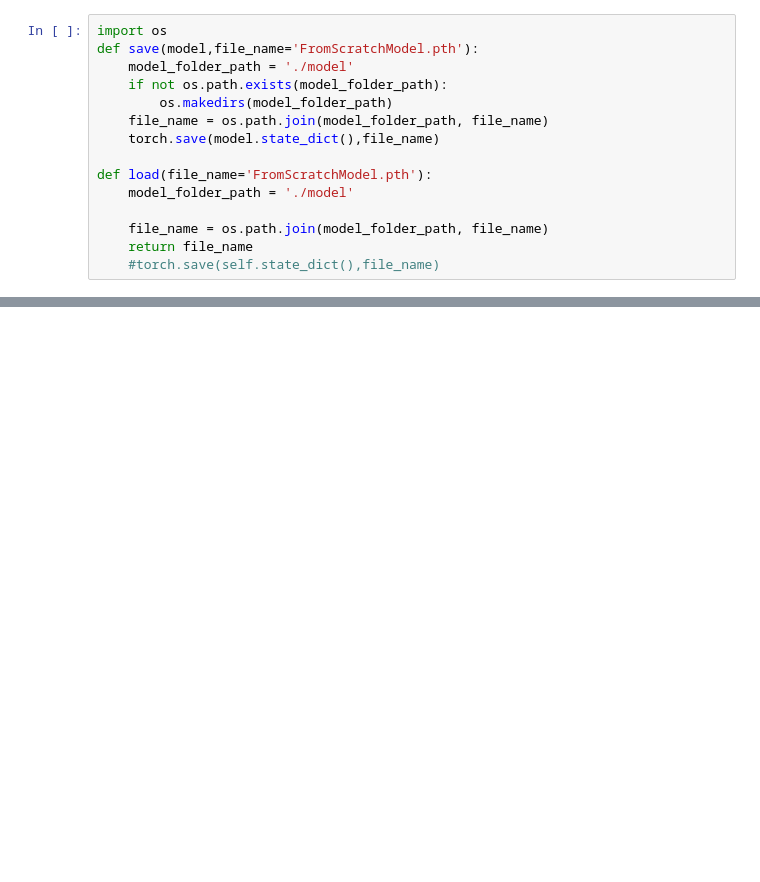
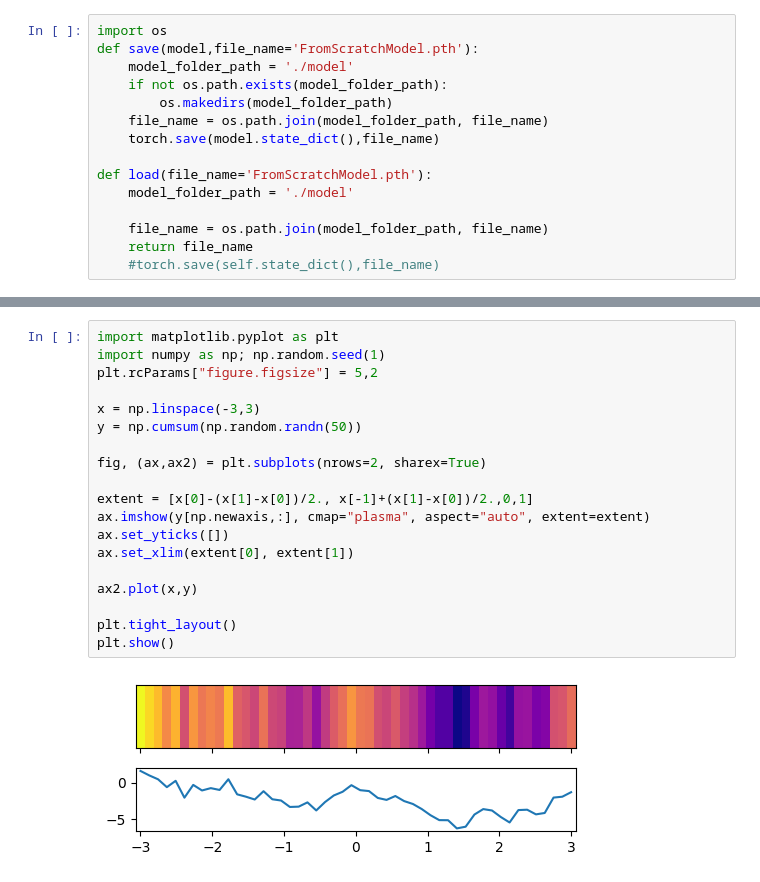
Before and after one commit to AlanOsys/PokemonTransformer, a Jupyter notebook: PokemonTransformerFromScratch.ipynb, the cells around one changed output, grey strips where cells are left out. Cells and saved outputs as stored; diff of their text form; blank space fills up the shorter version.

```diff
--- a/PokemonTransformerFromScratch.ipynb
+++ b/PokemonTransformerFromScratch.ipynb
@@ -264,3 +367,24 @@ optimizer = torch.optim.AdamW(model.parameters(), lr=Learning_rate)
+# %%
+import matplotlib.pyplot as plt
+import numpy as np; np.random.seed(1)
+plt.rcParams["figure.figsize"] = 5,2
+
+x = np.linspace(-3,3)
+y = np.cumsum(np.random.randn(50))
+
+fig, (ax,ax2) = plt.subplots(nrows=2, sharex=True)
+
+extent = [x[0]-(x[1]-x[0])/2., x[-1]+(x[1]-x[0])/2.,0,1]
+ax.imshow(y[np.newaxis,:], cmap="plasma", aspect="auto", extent=extent)
+ax.set_yticks([])
+ax.set_xlim(extent[0], extent[1])
+
+ax2.plot(x,y)
+
+plt.tight_layout()
+plt.show()
+# %% [output]
+[figure, added]
 # %%
 
 for iter in range(Max_iterations):
```
Also changed, not shown: parts of 17 cells of this notebook.
